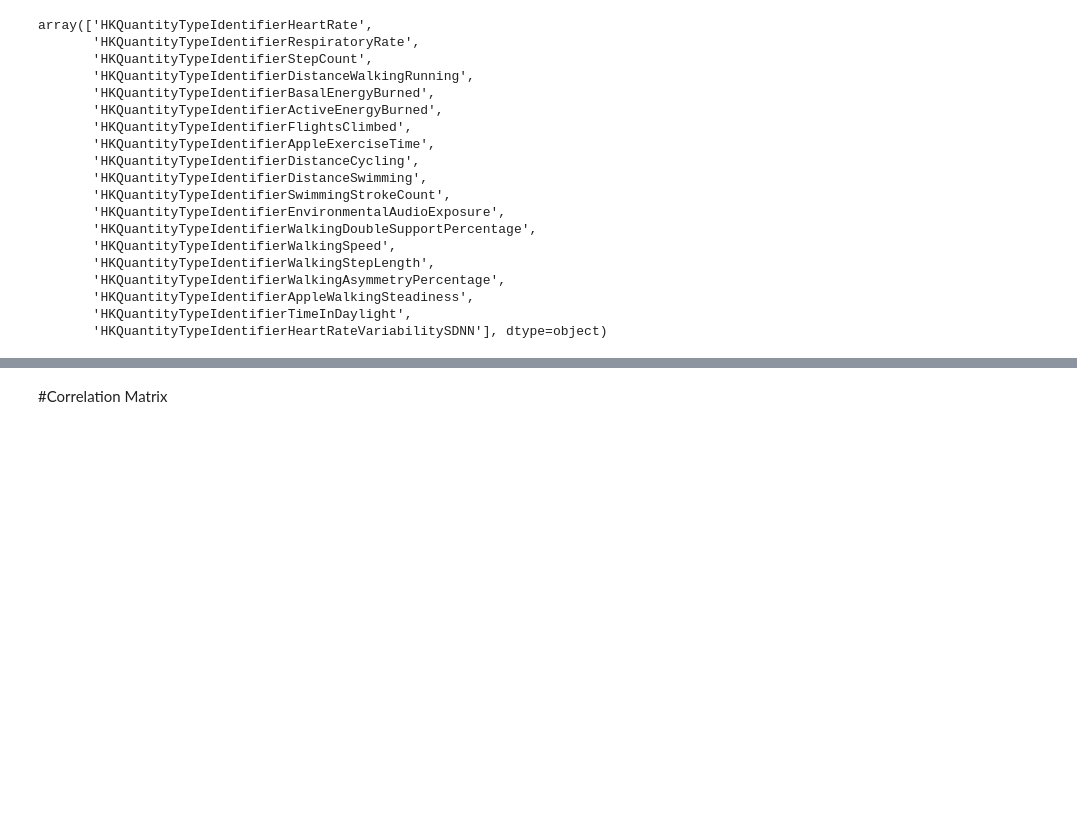
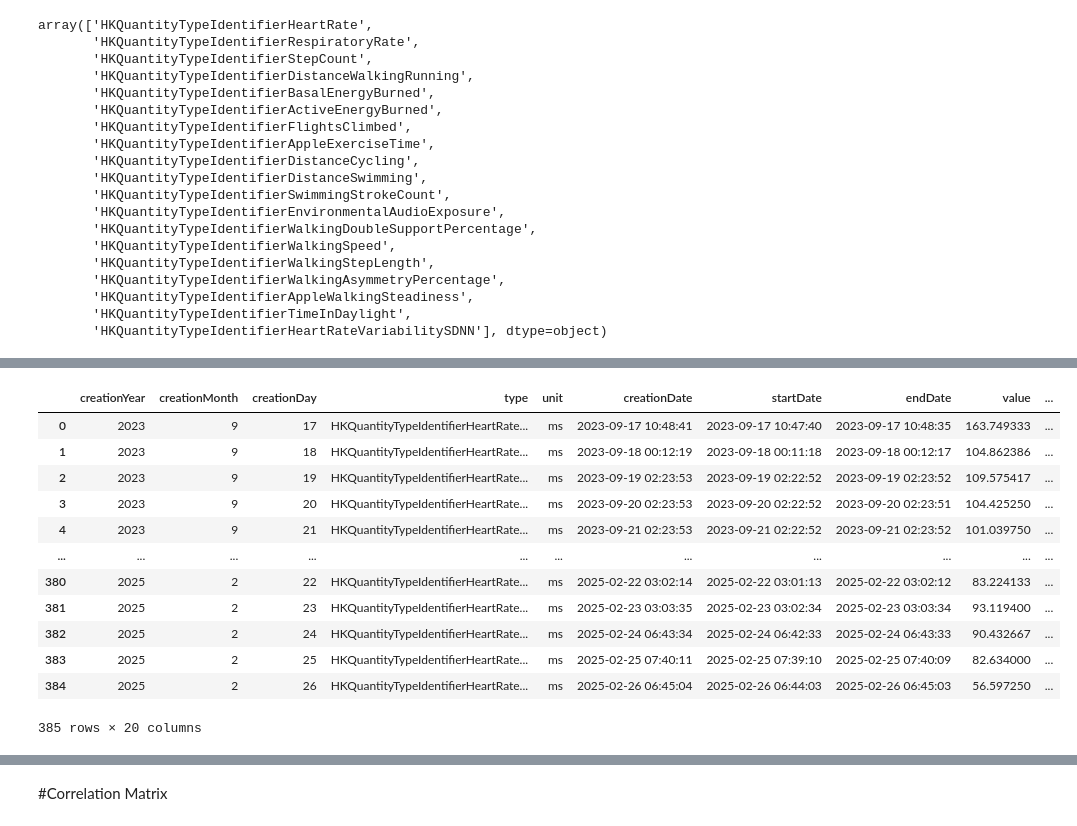
Before and after one commit to YomnaElmousalami/AppleHealthData_Analysis, a Jupyter notebook: Analyze_Sis_Iphone_health_Data.ipynb, the cells around one changed output, grey strips where cells are left out. Cells and saved outputs as stored; diff of their text form; code cells hidden in the pictures; blank space fills up the shorter version.

```diff
--- a/Analyze_Sis_Iphone_health_Data.ipynb
+++ b/Analyze_Sis_Iphone_health_Data.ipynb
@@ -2126,3 +2123,6 @@ array(['HKQuantityTypeIdentifierHeartRate',
        'HKQuantityTypeIdentifierAppleWalkingSteadiness',
        'HKQuantityTypeIdentifierTimeInDaylight',
        'HKQuantityTypeIdentifierHeartRateVariabilitySDNN'], dtype=object)
+# %%
+records_df['creationHour'] = pd.to_datetime(records_df['creationDate']).dt.hour
+records_df
@@ -2128,0 +2143,4 @@ array(['HKQuantityTypeIdentifierHeartRate',
+# %%
+records_df['startDateHour'] = pd.to_datetime(records_df['startDate']).dt.hour
+records_df['endDateHour'] = pd.to_datetime(records_df['endDate']).dt.hour
+records_df
@@ -2128,0 +2183,40 @@ array(['HKQuantityTypeIdentifierHeartRate',
+# %%
+newDataframe = pd.DataFrame() #initialize empty dataframe
+for type in records_df['type'].unique():
+  toRemove = 'HKQuantityTypeIdentifier'
+  result = toRemove.replace('HKQuantityTypeIdentifier', '')
+  result = records_df[records_df['type'] == type]
+  result = result.groupby(['creationYear', 'creationMonth', 'creationDay']).agg({
+    'type': 'first',
+    'unit': 'first',
+    'creationDate' :'first',
+    'startDate' :'first',
+    'endDate' :'first',
+    'value': 'mean',  # Average the heart rate values,
+    'device' : 'first',
+    'startYear' : 'first',
+    'startMonth' : 'first',
+    'startDay' : 'first',
+    'endYear' : 'first',
+    'endMonth' : 'first',
+    'endDay' : 'first',
+    'creationHour': 'first',
+    'startDateHour': 'first',
+    'endDateHour': 'first'}).reset_index()
+newDataframe = pd.concat([newDataframe, result])
+# %%
+newDataframe
+# %% [output]
+|  | creationYear | creationMonth | creationDay | type | unit | creationDate | startDate | endDate | value | ... |
+| 0 | 2023 | 9 | 17 | HKQuantityTypeIdentifierHeartRate... | ms | 2023-09-17 10:48:41 | 2023-09-17 10:47:40 | 2023-09-17 10:48:35 | 163.749333 | ... |
+| 1 | 2023 | 9 | 18 | HKQuantityTypeIdentifierHeartRate... | ms | 2023-09-18 00:12:19 | 2023-09-18 00:11:18 | 2023-09-18 00:12:17 | 104.862386 | ... |
+| 2 | 2023 | 9 | 19 | HKQuantityTypeIdentifierHeartRate... | ms | 2023-09-19 02:23:53 | 2023-09-19 02:22:52 | 2023-09-19 02:23:52 | 109.575417 | ... |
+| 3 | 2023 | 9 | 20 | HKQuantityTypeIdentifierHeartRate... | ms | 2023-09-20 02:23:53 | 2023-09-20 02:22:52 | 2023-09-20 02:23:51 | 104.425250 | ... |
+| 4 | 2023 | 9 | 21 | HKQuantityTypeIdentifierHeartRate... | ms | 2023-09-21 02:23:53 | 2023-09-21 02:22:52 | 2023-09-21 02:23:52 | 101.039750 | ... |
+| ... | ... | ... | ... | ... | ... | ... | ... | ... | ... | ... |
+| 380 | 2025 | 2 | 22 | HKQuantityTypeIdentifierHeartRate... | ms | 2025-02-22 03:02:14 | 2025-02-22 03:01:13 | 2025-02-22 03:02:12 | 83.224133 | ... |
+| 381 | 2025 | 2 | 23 | HKQuantityTypeIdentifierHeartRate... | ms | 2025-02-23 03:03:35 | 2025-02-23 03:02:34 | 2025-02-23 03:03:34 | 93.119400 | ... |
+| 382 | 2025 | 2 | 24 | HKQuantityTypeIdentifierHeartRate... | ms | 2025-02-24 06:43:34 | 2025-02-24 06:42:33 | 2025-02-24 06:43:33 | 90.432667 | ... |
+| 383 | 2025 | 2 | 25 | HKQuantityTypeIdentifierHeartRate... | ms | 2025-02-25 07:40:11 | 2025-02-25 07:39:10 | 2025-02-25 07:40:09 | 82.634000 | ... |
+| 384 | 2025 | 2 | 26 | HKQuantityTypeIdentifierHeartRate... | ms | 2025-02-26 06:45:04 | 2025-02-26 06:44:03 | 2025-02-26 06:45:03 | 56.597250 | ... |
+385 rows × 20 columns
```
Also changed, not shown: parts of 81 cells of this notebook.
